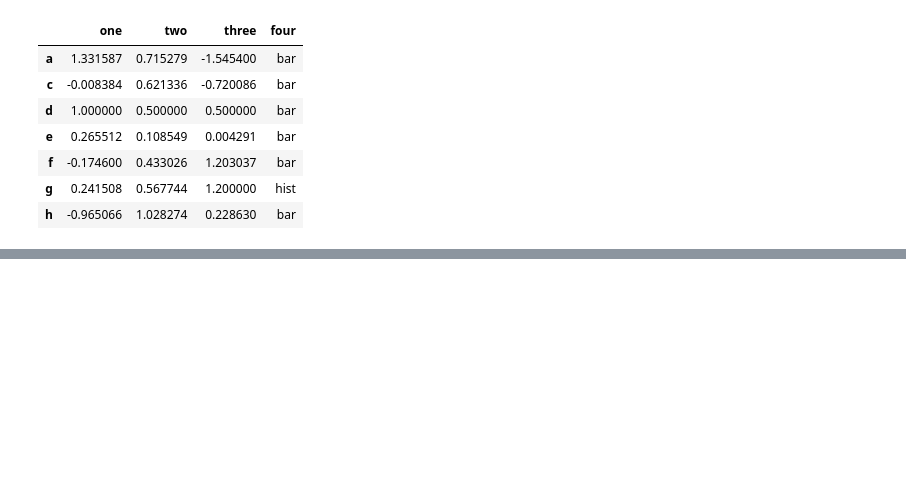
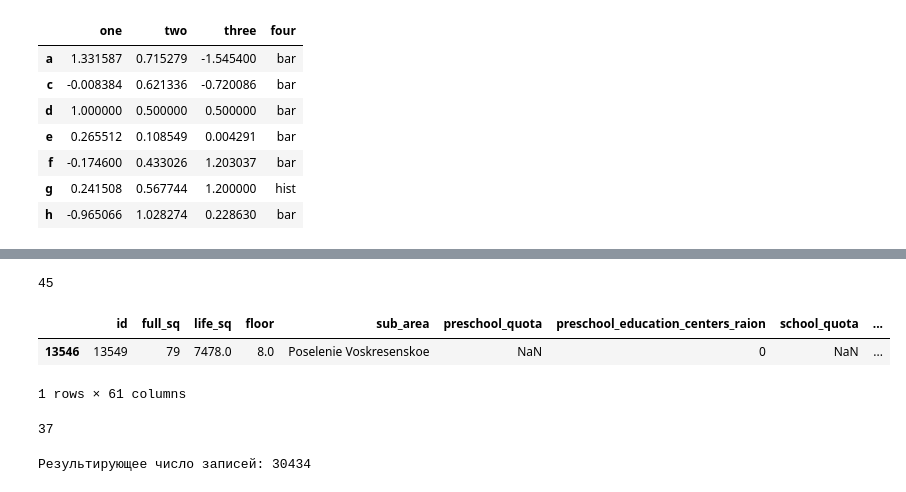
Before and after one commit to thetitorenko/sf_dspr_code, a Jupyter notebook: 01-block/07-python_14/07-python_14.ipynb, the cells around one changed output, grey strips where cells are left out. Cells and saved outputs as stored; diff of their text form; code cells hidden in the pictures; blank space fills up the shorter version.

```diff
--- a/01-block/07-python_14/07-python_14.ipynb
+++ b/01-block/07-python_14/07-python_14.ipynb
@@ -272,0 +288,24 @@ display(df)
+# %%
+# Найдем кол-во квартир с нулевой жилой площадью
+sber_data[sber_data['life_sq'] == 0].shape[0]
+# %% [output]
+45
+# %%
+# Выводим записи с жилой площадью более 7000 кв.м
+sber_data[sber_data['life_sq'] > 7000]
+# %% [output]
+|  | id | full_sq | life_sq | floor | sub_area | preschool_quota | preschool_education_centers_raion | school_quota | ... |
+| 13546 | 13549 | 79 | 7478.0 | 8.0 | Poselenie Voskresenskoe | NaN | 0 | NaN | ... |
+1 rows × 61 columns
+# %%
+# Сколько квартир имеют жилую площадь больше полной площади
+outliers = sber_data[sber_data['life_sq'] > sber_data['full_sq']]
+print(outliers.shape[0])
+# %% [output]
+37
+# %%
+# Удалим аномальные записи и посмотрим сколько осталось записей
+cleaned = sber_data.drop(outliers.index, axis=0)
+print(f'Результирующее число записей: {cleaned.shape[0]}')
+# %% [output]
+Результирующее число записей: 30434
```
Also changed, not shown: parts of 4 cells of this notebook.
